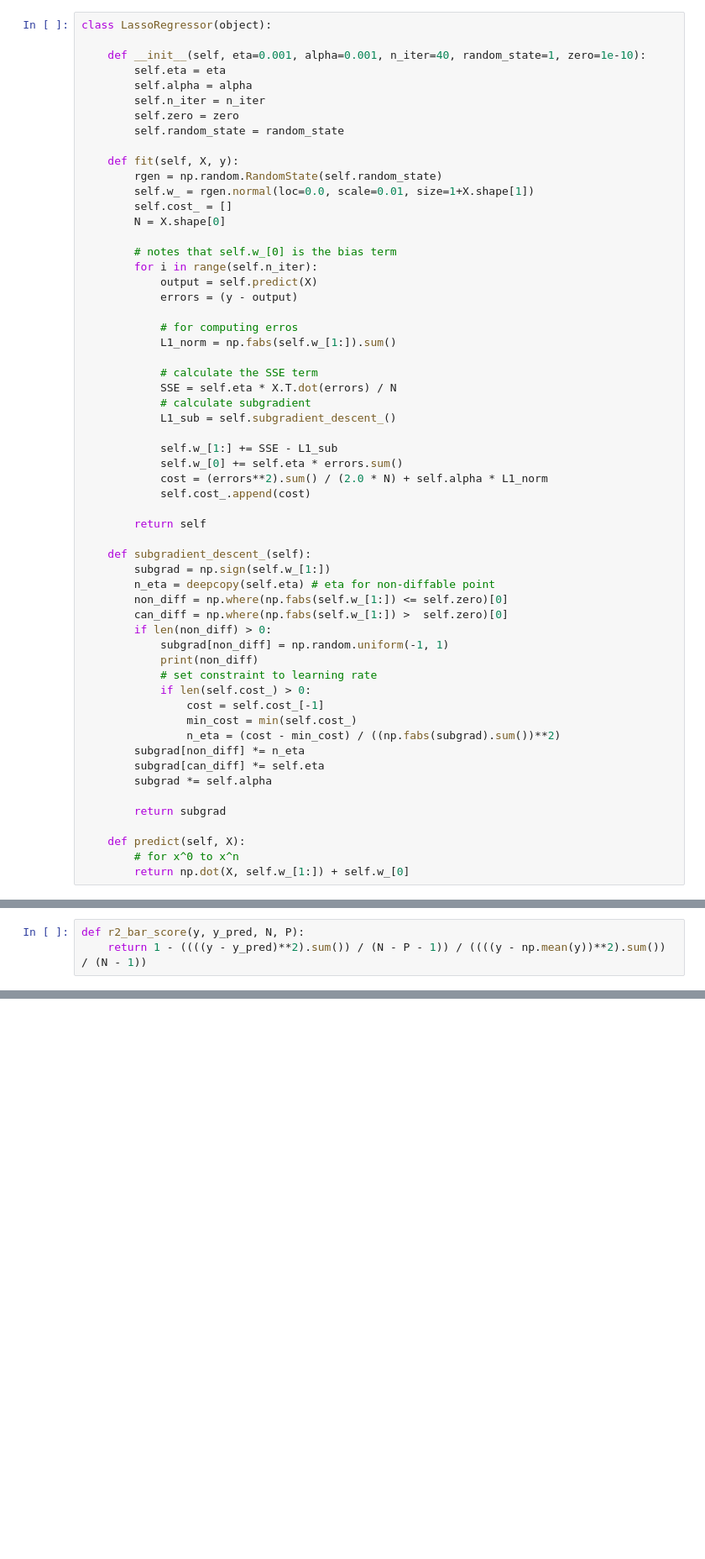
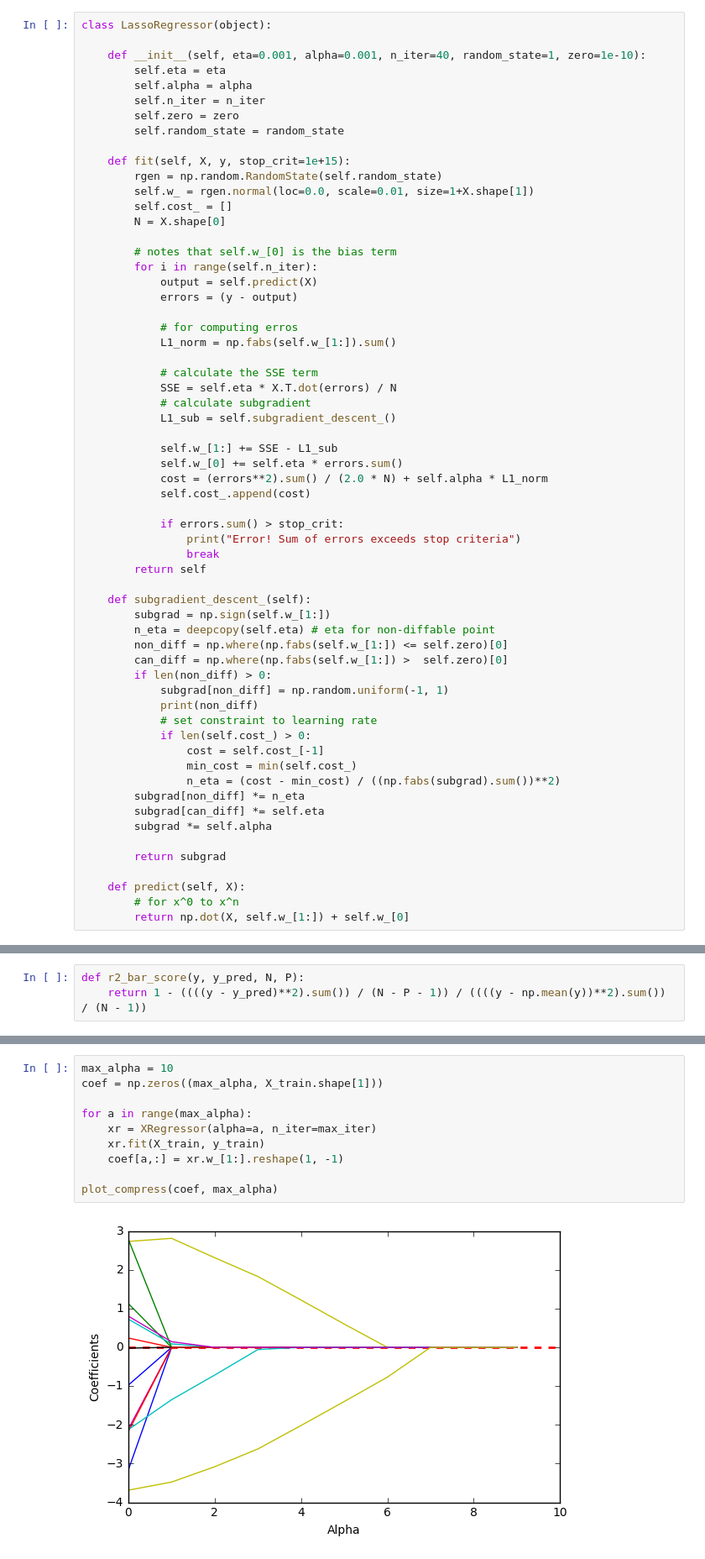
Before and after one commit to LemonATsu/iPynb-Lasso-Regressor, a Jupyter notebook: Lab05_102062207.ipynb, the cells around one changed output, grey strips where cells are left out. Shown at 84% size. Saved outputs shown, nothing was run; the diff lists cells and outputs as text; blank space fills up the shorter version.

```diff
--- a/Lab05_102062207.ipynb
+++ b/Lab05_102062207.ipynb
@@ -58,7 +58,7 @@ class LassoRegressor(object):
         self.zero = zero
         self.random_state = random_state
 
-    def fit(self, X, y):
+    def fit(self, X, y, stop_crit=1e+15):
         rgen = np.random.RandomState(self.random_state)
         self.w_ = rgen.normal(loc=0.0, scale=0.01, size=1+X.shape[1])
         self.cost_ = []
@@ -82,6 +82,9 @@ class LassoRegressor(object):
             cost = (errors**2).sum() / (2.0 * N) + self.alpha * L1_norm
             self.cost_.append(cost)
 
+            if errors.sum() > stop_crit:
+                print("Error! Sum of errors exceeds stop criteria")
+                break
         return self
 
     def subgradient_descent_(self):
@@ -465,0 +481,12 @@ class XRegressor(object):
+# %%
+max_alpha = 10
+coef = np.zeros((max_alpha, X_train.shape[1]))
+
+for a in range(max_alpha):
+    xr = XRegressor(alpha=a, n_iter=max_iter)
+    xr.fit(X_train, y_train)
+    coef[a,:] = xr.w_[1:].reshape(1, -1)
+
+plot_compress(coef, max_alpha)
+# %% [output]
+[figure, added]
```
Also changed, not shown: parts of 9 cells of this notebook.
